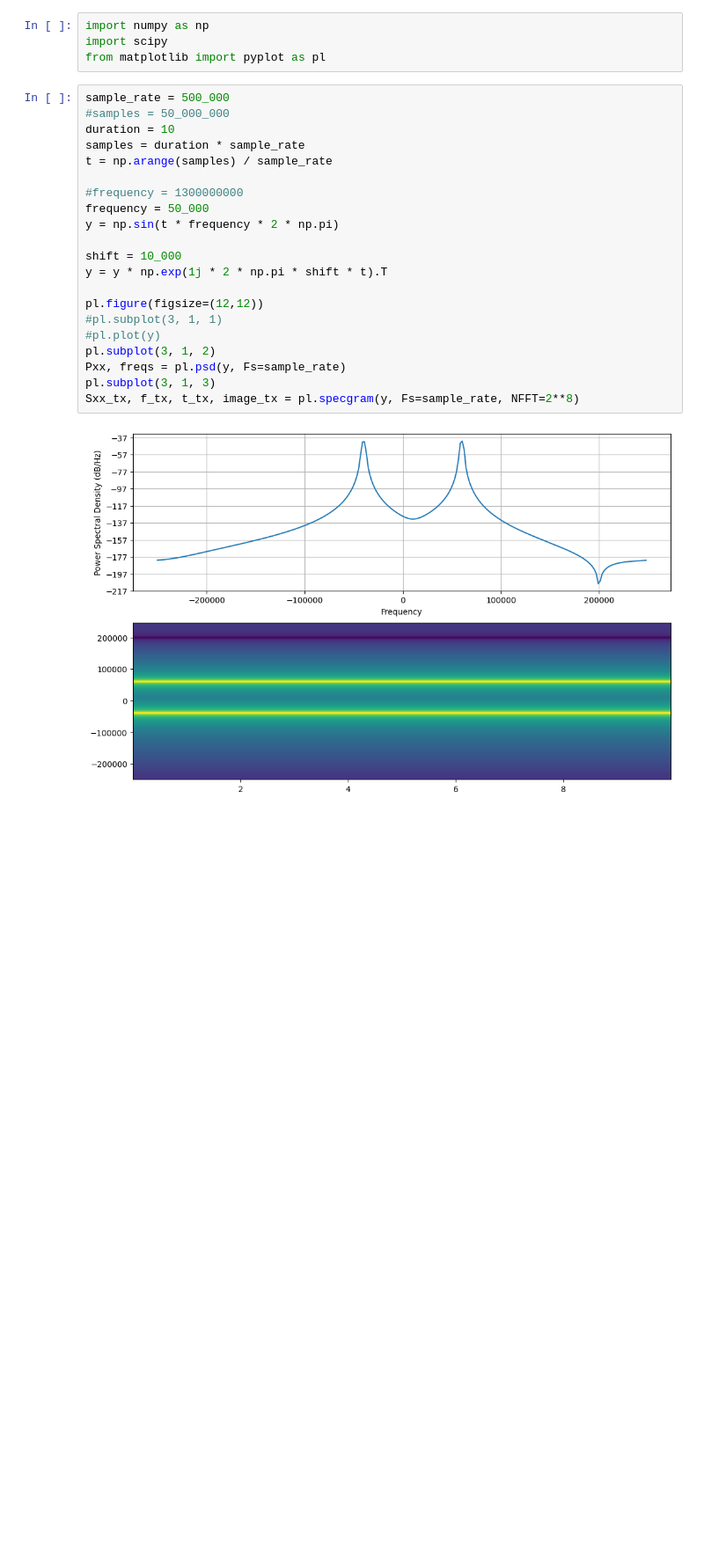
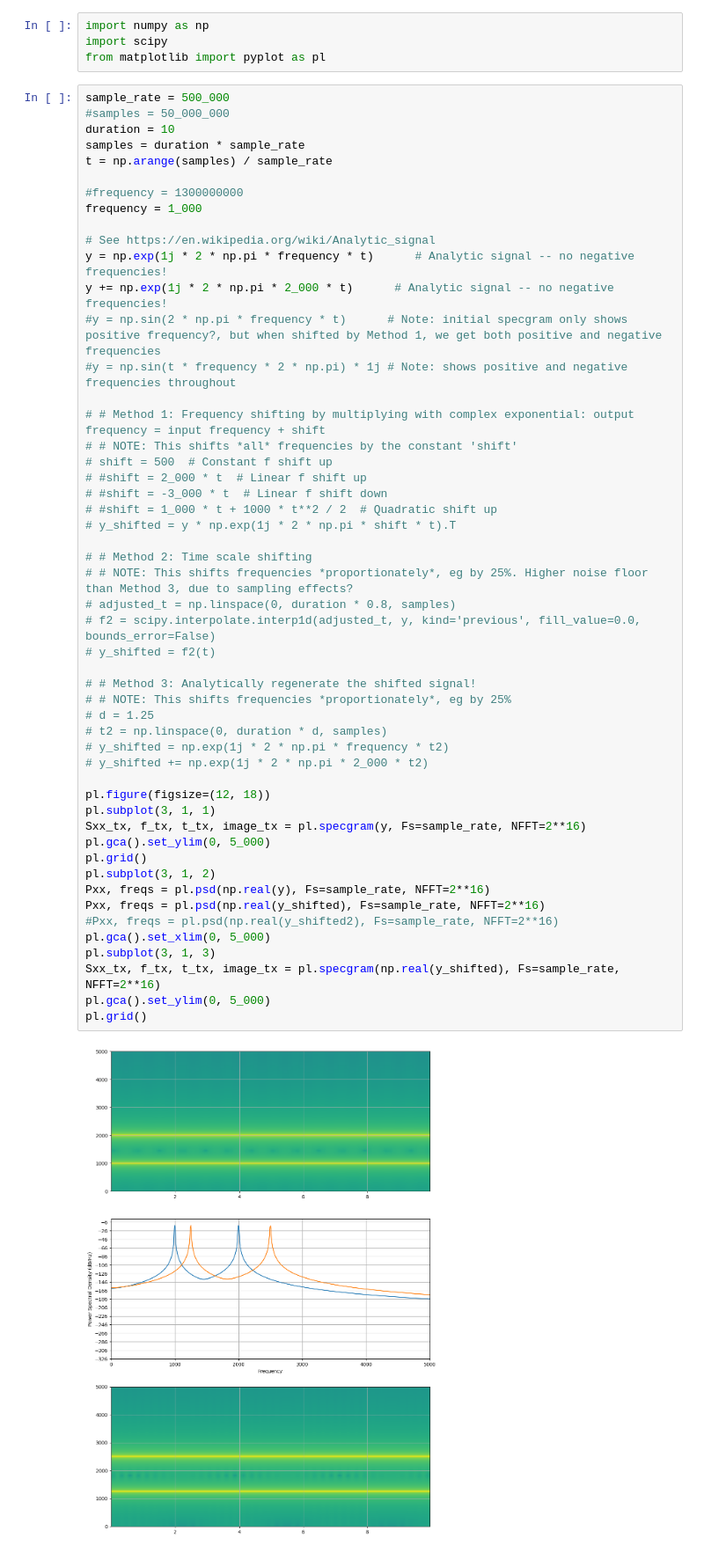
Before and after one commit to thandal/moon-radar, a Jupyter notebook: notebooks/frequency_tests.ipynb, the cells around one changed output. Shown at 88% size. Drawn from its saved outputs; the diff is of its cells as text; blank space fills up the shorter version.

Commit message:
Comparing shifting methods

```diff
--- a/notebooks/frequency_tests.ipynb
+++ b/notebooks/frequency_tests.ipynb
@@ -5,23 +5,53 @@ from matplotlib import pyplot as pl
 # %%
 sample_rate = 500_000
 #samples = 50_000_000
 duration = 10
 samples = duration * sample_rate
 t = np.arange(samples) / sample_rate
 
 #frequency = 1300000000
-frequency = 50_000
-y = np.sin(t * frequency * 2 * np.pi)
+frequency = 1_000
 
-shift = 10_000
-y = y * np.exp(1j * 2 * np.pi * shift * t).T
+# See https://en.wikipedia.org/wiki/Analytic_signal
+y = np.exp(1j * 2 * np.pi * frequency * t)      # Analytic signal -- no negative frequencies!
+y += np.exp(1j * 2 * np.pi * 2_000 * t)      # Analytic signal -- no negative frequencies!
+#y = np.sin(2 * np.pi * frequency * t)      # Note: initial specgram only shows positive frequency?, but when shifted by Method 1, we get both positive and negative frequencies
+#y = np.sin(t * frequency * 2 * np.pi) * 1j # Note: shows positive and negative frequencies throughout
 
-pl.figure(figsize=(12,12))
-#pl.subplot(3, 1, 1)
-#pl.plot(y)
+# # Method 1: Frequency shifting by multiplying with complex exponential: output frequency = input frequency + shift
+# # NOTE: This shifts *all* frequencies by the constant 'shift'
+# shift = 500  # Constant f shift up
+# #shift = 2_000 * t  # Linear f shift up
+# #shift = -3_000 * t  # Linear f shift down
+# #shift = 1_000 * t + 1000 * t**2 / 2  # Quadratic shift up
+# y_shifted = y * np.exp(1j * 2 * np.pi * shift * t).T
+
+# # Method 2: Time scale shifting
+# # NOTE: This shifts frequencies *proportionately*, eg by 25%. Higher noise floor than Method 3, due to sampling effects?
+# adjusted_t = np.linspace(0, duration * 0.8, samples)
+# f2 = scipy.interpolate.interp1d(adjusted_t, y, kind='previous', fill_value=0.0, bounds_error=False)
+# y_shifted = f2(t)
+
+# # Method 3: Analytically regenerate the shifted signal!
+# # NOTE: This shifts frequencies *proportionately*, eg by 25%
+# d = 1.25
+# t2 = np.linspace(0, duration * d, samples)
+# y_shifted = np.exp(1j * 2 * np.pi * frequency * t2)
+# y_shifted += np.exp(1j * 2 * np.pi * 2_000 * t2)
+
+pl.figure(figsize=(12, 18))
+pl.subplot(3, 1, 1)
+Sxx_tx, f_tx, t_tx, image_tx = pl.specgram(y, Fs=sample_rate, NFFT=2**16)
+pl.gca().set_ylim(0, 5_000)
+pl.grid()
 pl.subplot(3, 1, 2)
-Pxx, freqs = pl.psd(y, Fs=sample_rate)
+Pxx, freqs = pl.psd(np.real(y), Fs=sample_rate, NFFT=2**16)
+Pxx, freqs = pl.psd(np.real(y_shifted), Fs=sample_rate, NFFT=2**16)
+#Pxx, freqs = pl.psd(np.real(y_shifted2), Fs=sample_rate, NFFT=2**16)
+pl.gca().set_xlim(0, 5_000)
 pl.subplot(3, 1, 3)
-Sxx_tx, f_tx, t_tx, image_tx = pl.specgram(y, Fs=sample_rate, NFFT=2**8)
+Sxx_tx, f_tx, t_tx, image_tx = pl.specgram(np.real(y_shifted), Fs=sample_rate, NFFT=2**16)
+pl.gca().set_ylim(0, 5_000)
+pl.grid()
 # %% [output]
-[figure, old version]
+[figure, new version]
```
